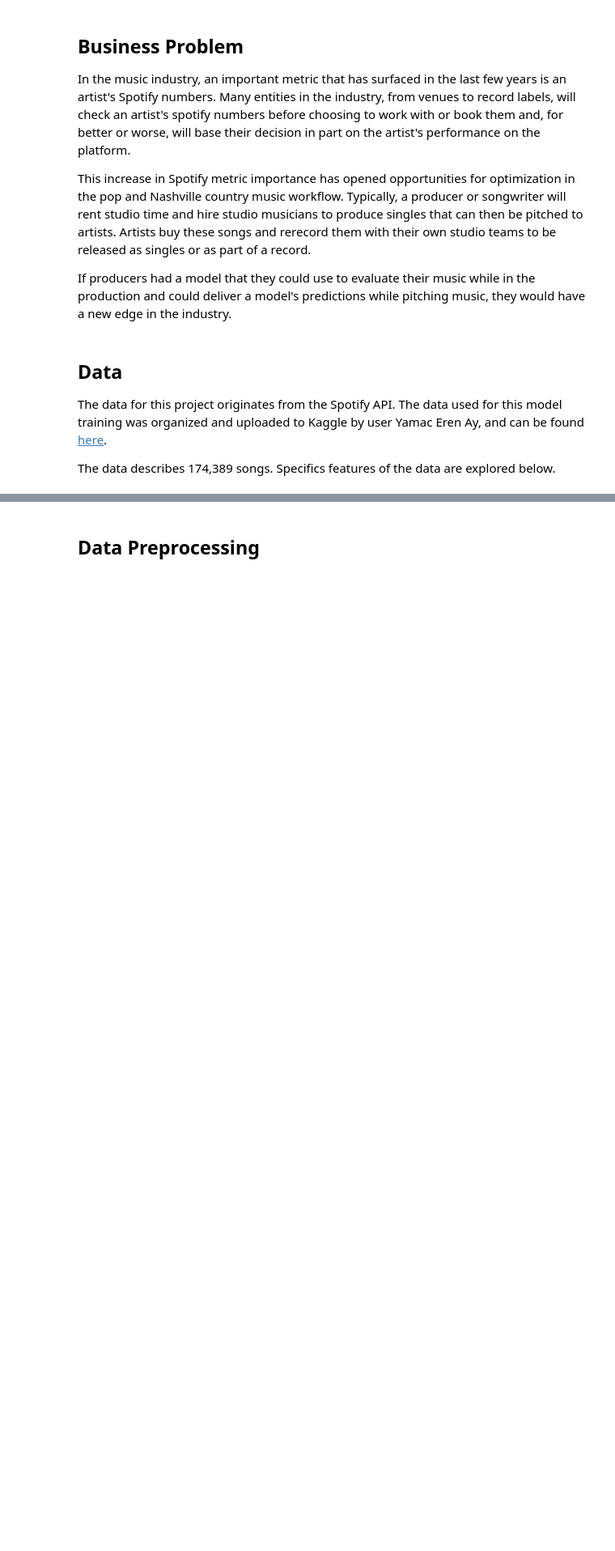
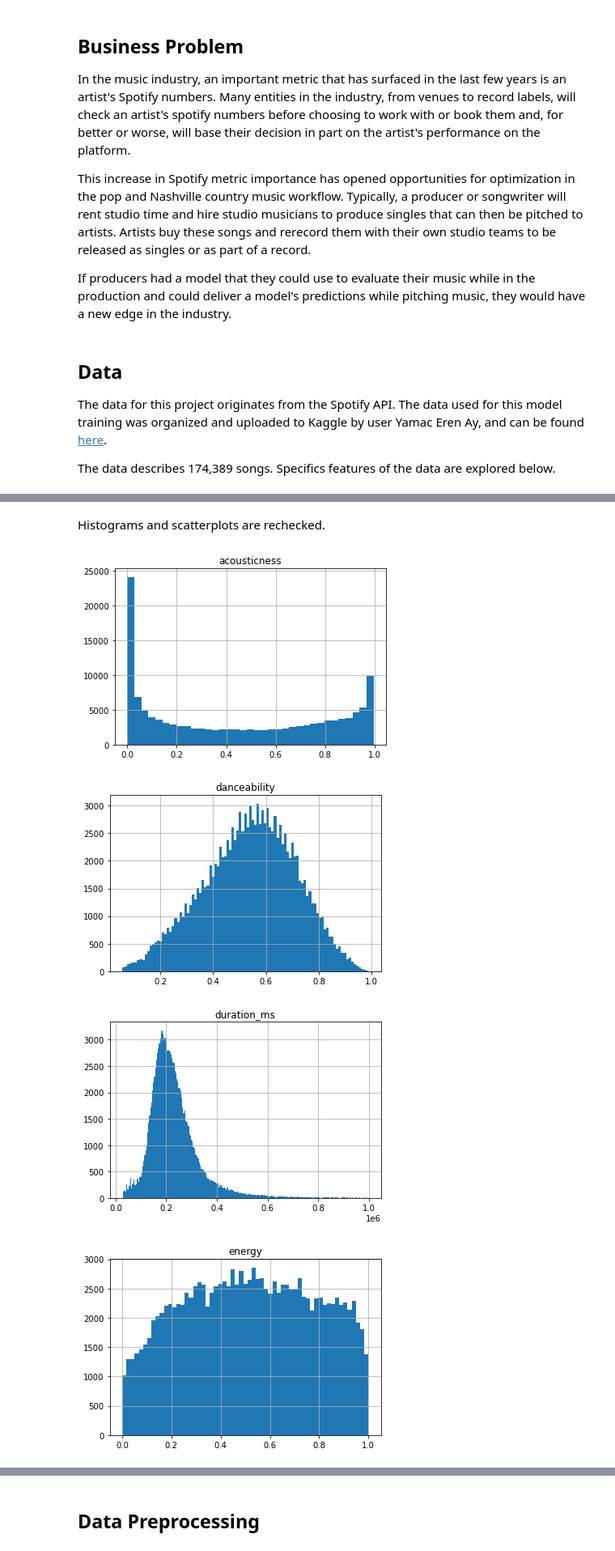
Before and after one commit to carlosjgarza89/spotify_pop_model, a Jupyter notebook: master_notebook.ipynb, the cells around one changed output, grey strips where cells are left out. Shown at 81% size. Cells and saved outputs as stored; diff of their text form; code cells hidden in the pictures; blank space fills up the shorter version.

```diff
--- a/master_notebook.ipynb
+++ b/master_notebook.ipynb
@@ -37,0 +164,4 @@ df.head()
+# %%
+# drop unnecessary columns
+to_drop_2 = ['name', 'artists', 'instrumentalness']
+df.drop(to_drop_2, axis=1, inplace=True)
@@ -37,0 +174,17 @@ df.head()
+# %%
+# drop outliers and default values
+df.drop(df[df['popularity']==0].index, inplace=True)
+df.drop(df[df['tempo']==0].index, inplace=True)
+df.drop(df[df['duration_ms']>1000000].index, inplace=True)
+# %% [markdown]
+Histograms and scatterplots are rechecked.
+# %%
+for column in df.columns:
+    plt.figure()
+    df[column].hist(bins='auto')
+    plt.title(column)
+# %% [output]
+[figure, added]
+[figure, added]
+[figure, added]
+[figure, added]
```
Also changed, not shown: parts of 24 cells of this notebook.
